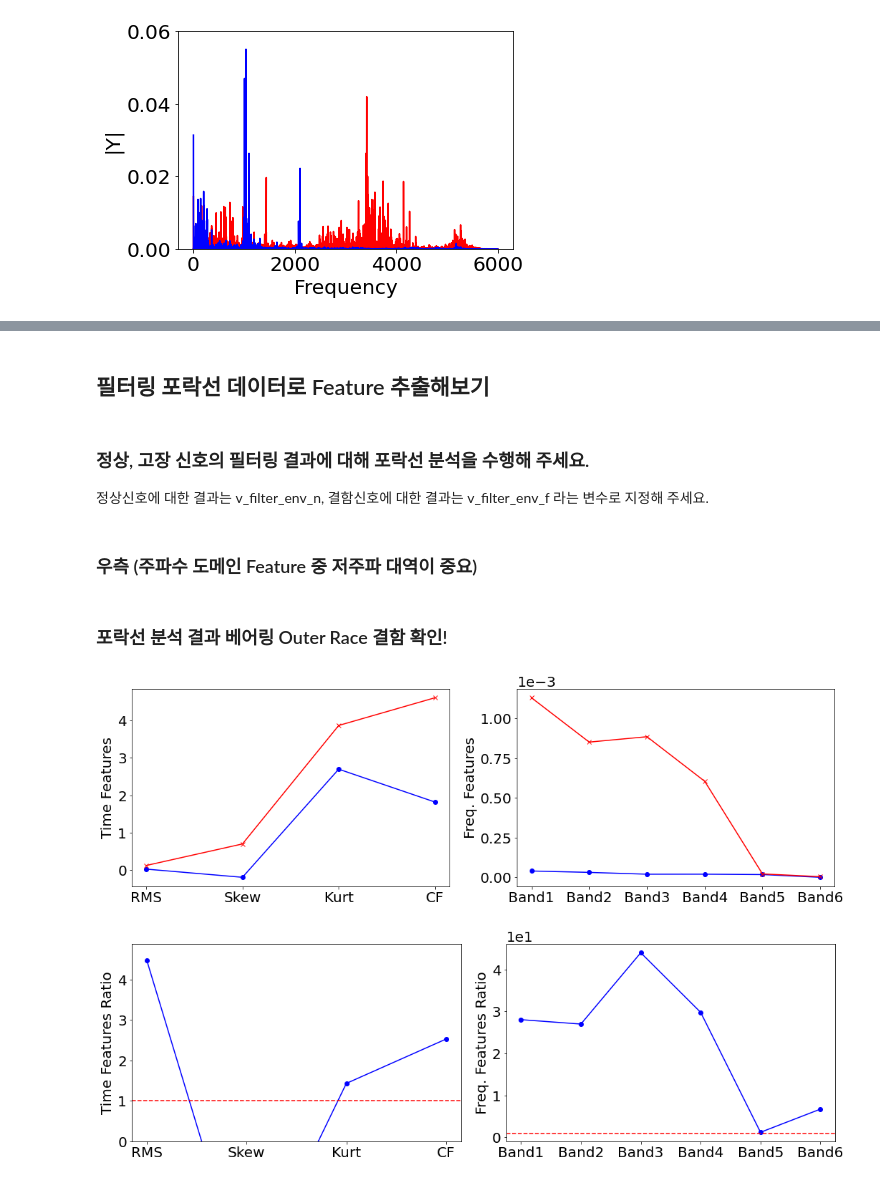
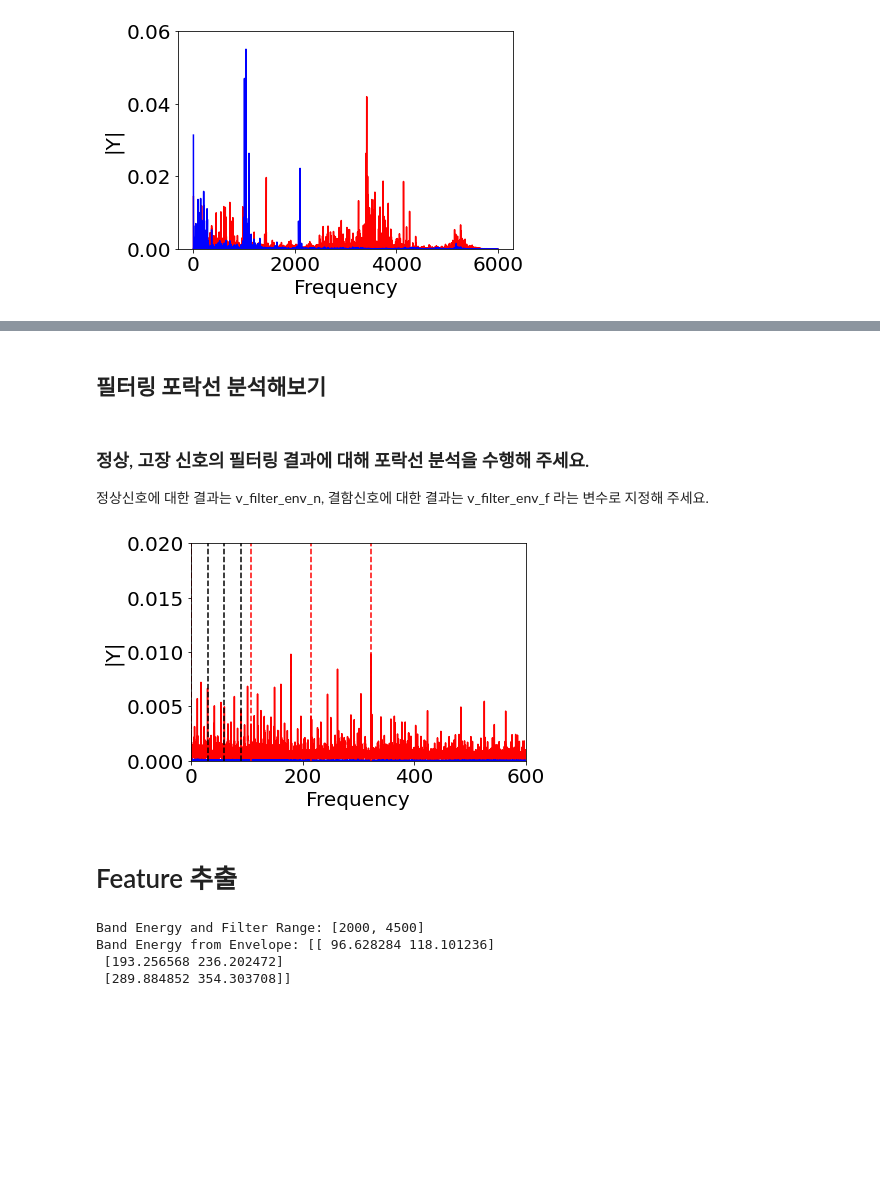
Before and after one commit to billyhjm/PHM_Education, a Jupyter notebook: e_Feature_CWRU_정답.ipynb, the cells around one changed output, grey strips where cells are left out. Saved outputs shown, nothing was run; the diff lists cells and outputs as text; code cells hidden in the pictures; blank space fills up the shorter version.

```diff
--- a/e_Feature_CWRU_정답.ipynb
+++ b/e_Feature_CWRU_정답.ipynb
@@ -164,5 +109,5 @@ z_dep.z_draw_features(feature_filter_t_n, feature_filter_t_f, feature_filter_t_n
 # %% [markdown]
-## 필터링 포락선 데이터로 Feature 추출해보기
+## 필터링 포락선 분석해보기
 # %% [markdown]
 ### 정상, 고장 신호의 필터링 결과에 대해 포락선 분석을 수행해 주세요.
 정상신호에 대한 결과는 v_filter_env_n, 결함신호에 대한 결과는 v_filter_env_f 라는 변수로 지정해 주세요.
@@ -180,10 +116,0 @@ feature_filter_env_f_ratio = feature_filter_env_f_f/feature_filter_env_f_n
-# %% [markdown]
-### 우측 (주파수 도메인 Feature 중 저주파 대역이 중요)
-# %% [markdown]
-### 포락선 분석 결과 베어링 Outer Race 결함 확인!
-# %%
-z_dep.z_draw_features(feature_filter_env_t_n, feature_filter_env_t_f, feature_filter_env_t_name,
-                      feature_filter_env_f_n, feature_filter_env_f_f, feature_filter_env_f_name)
-# %% [output]
-[figure, removed]
-[figure, removed]
@@ -189,0 +120,30 @@ z_dep.z_draw_features(feature_filter_env_t_n, feature_filter_env_t_f, feature_fi
+# %%
+plt.figure()
+plt.plot(f_filter_env_f,A_filter_env_f,'r')
+plt.plot(f_filter_env_n,A_filter_env_n,'b')
+plt.xlabel('Frequency')
+plt.ylabel('|Y|')
+plt.axis([0,600,0,0.02])
+
+for n in range(4):
+    plt.axvline(n*F_shaft, color='k', linestyle='dashed')
+    plt.axvline(n*F_BPFO_w, color='r', linestyle='dashed')
+# %% [output]
+[figure, added]
+# %% [markdown]
+# Feature 추출
+# %%
+band_energy_and_filter = [2000,4500]
+band_enrgy_from_envelope = np.matrix([
+                [F_BPFO_w*0.9, F_BPFO_w*1.1],
+                [2*F_BPFO_w*0.9, 2*F_BPFO_w*1.1],
+                [3*F_BPFO_w*0.9, 3*F_BPFO_w*1.1]
+                ])
+
+print(f'Band Energy and Filter Range: {band_energy_and_filter}')
+print(f'Band Energy from Envelope: {band_enrgy_from_envelope}')
+# %% [output]
+Band Energy and Filter Range: [2000, 4500]
+Band Energy from Envelope: [[ 96.628284 118.101236]
+ [193.256568 236.202472]
+ [289.884852 354.303708]]
```
Also changed, not shown: parts of 20 cells of this notebook, 1 other file.
